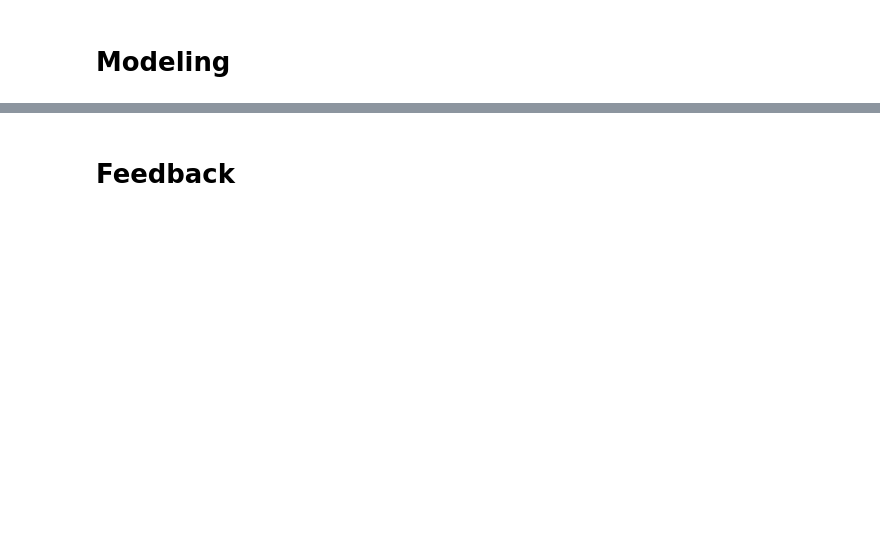
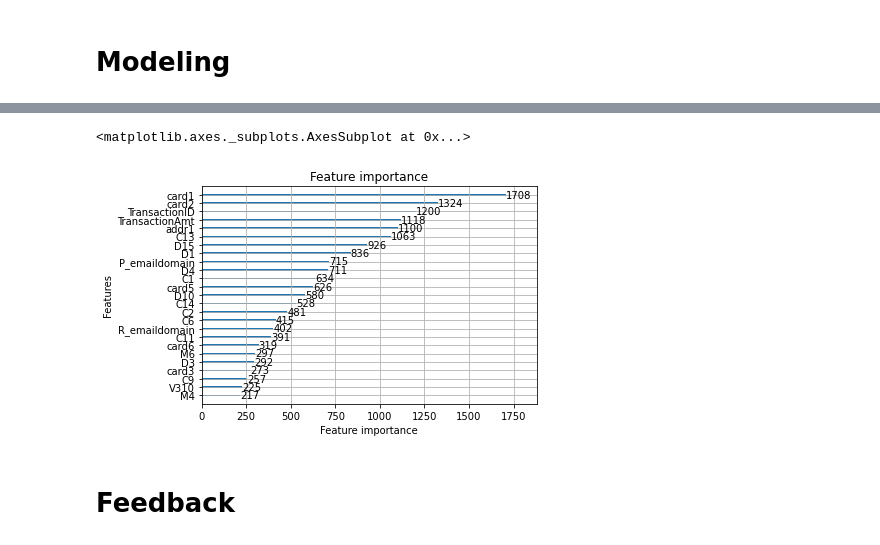
Before and after one commit to uda129/kaggle_fraud_detecion, a Jupyter notebook: fraud_detecion.ipynb, the cells around one changed output, grey strips where cells are left out. Saved outputs shown, nothing was run; the diff lists cells and outputs as text; code cells hidden in the pictures; blank space fills up the shorter version.

```diff
--- a/fraud_detecion.ipynb
+++ b/fraud_detecion.ipynb
@@ -242,7 +371,7 @@ params = {'num_leaves': [256],
           "verbosity": [-1],
           'reg_alpha': [0.3],
           'reg_lambda': [0.3],
-          'colsample_bytree': [0.9],
+          'colsample_bytree': [0.9]
          }
 
 lgbm_classifier = lgb.LGBMClassifier(
@@ -250,7 +379,9 @@ lgbm_classifier = lgb.LGBMClassifier(
           boosting_type= "gbdt",
           metric= 'auc'
 )
-gsearch = GridSearchCV(lgbm_classifier, n_jobs=1, param_grid=params, cv = 5, scoring="roc_auc", verbose=10)
+
+tscv = TimeSeriesSplit(n_splits=5)
+gsearch = GridSearchCV(lgbm_classifier, n_jobs=1, param_grid=params, cv = tscv, scoring="roc_auc", verbose=10)
 gsearch.fit(tr, tr_label)
 
 best_paramters = gsearch.best_estimator_.get_params()
@@ -259,2 +427,5 @@ gsearch.cv_results_
 # %%
-lgb.plot_importance(gsearch.best_estimator_, max_num_features=20)
+lgb.plot_importance(gsearch.best_estimator_, max_num_features=25)
+# %% [output]
+<matplotlib.axes._subplots.AxesSubplot at 0x...>
+[figure, added]
```
Also changed, not shown: parts of 47 cells of this notebook.
